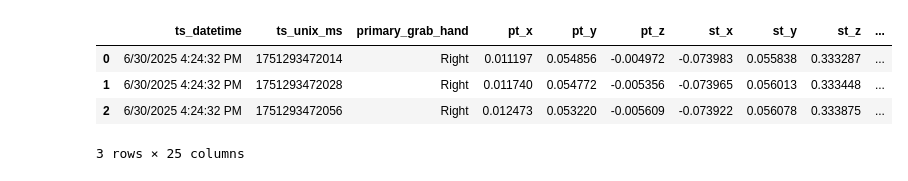
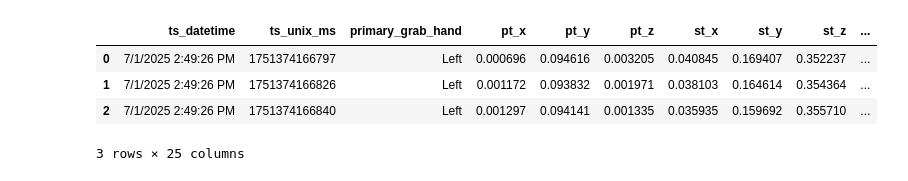
Before and after one commit to EliDll/phw-eval, a Jupyter notebook: unity_eda.ipynb, the cells around one changed output. Cells and saved outputs as stored; diff of their text form; code cells hidden in the pictures.

```diff
--- a/unity_eda.ipynb
+++ b/unity_eda.ipynb
@@ -4,25 +4,25 @@ import matplotlib.pyplot as plt
 import pandas as pd
 import seaborn as sns
 # %%
-participant = "18_InHo"
+participant = "19_ToGr"
 
 def get_df(id):
     path = './data/' + participant + '/u_' + 'Shovel' + '_' + id + '.csv'
     return pd.read_csv(path)
 
 c_0 = get_df("C0")
 c_1 = get_df("C1")
 c_2 = get_df("C2")
 p_0 = get_df("P0")
 p_1 = get_df("P1")
 p_2 = get_df("P2")
 
 c_0.head(3)
 # %% [output]
 |  | ts_datetime | ts_unix_ms | primary_grab_hand | pt_x | pt_y | pt_z | st_x | st_y | st_z | ... |
-| 0 | 6/30/2025 4:24:32 PM | 1751293472014 | Right | 0.011197 | 0.054856 | -0.004972 | -0.073983 | 0.055838 | 0.333287 | ... |
-| 1 | 6/30/2025 4:24:32 PM | 1751293472028 | Right | 0.011740 | 0.054772 | -0.005356 | -0.073965 | 0.056013 | 0.333448 | ... |
-| 2 | 6/30/2025 4:24:32 PM | 1751293472056 | Right | 0.012473 | 0.053220 | -0.005609 | -0.073922 | 0.056078 | 0.333875 | ... |
+| 0 | 7/1/2025 2:49:26 PM | 1751374166797 | Left | 0.000696 | 0.094616 | 0.003205 | 0.040845 | 0.169407 | 0.352237 | ... |
+| 1 | 7/1/2025 2:49:26 PM | 1751374166826 | Left | 0.001172 | 0.093832 | 0.001971 | 0.038103 | 0.164614 | 0.354364 | ... |
+| 2 | 7/1/2025 2:49:26 PM | 1751374166840 | Left | 0.001297 | 0.094141 | 0.001335 | 0.035935 | 0.159692 | 0.355710 | ... |
 3 rows × 25 columns
 # %%
 def scatter(df, title, ax):
```
Also changed, not shown: parts of 3 cells of this notebook, 26 other files.
